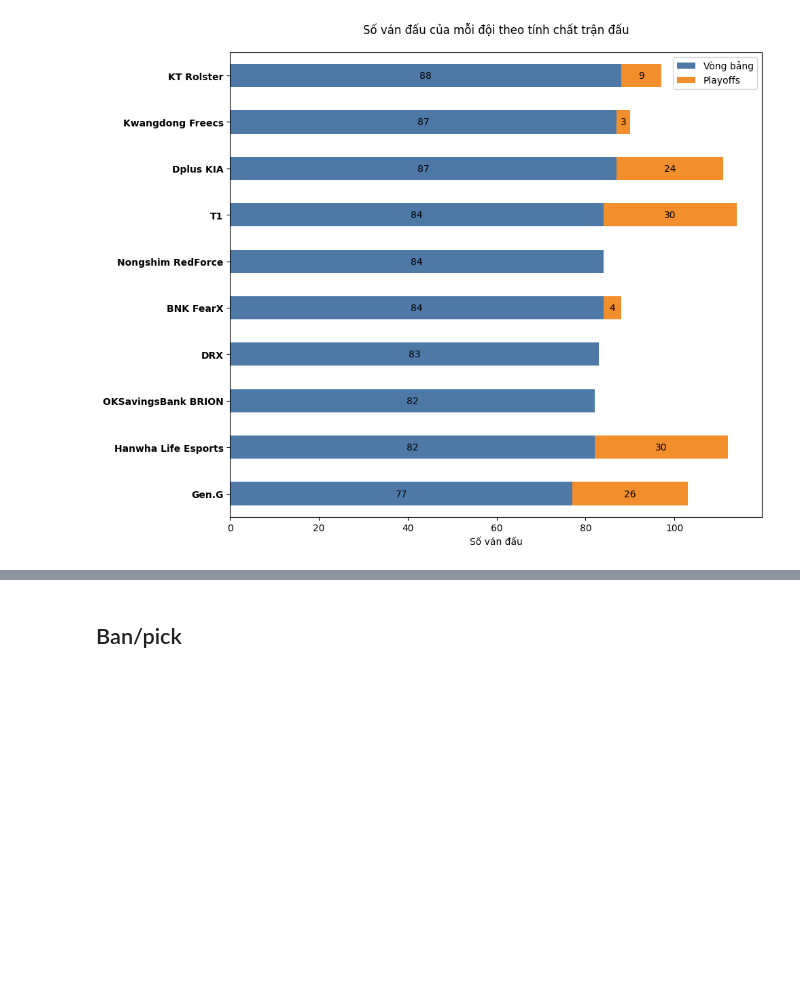
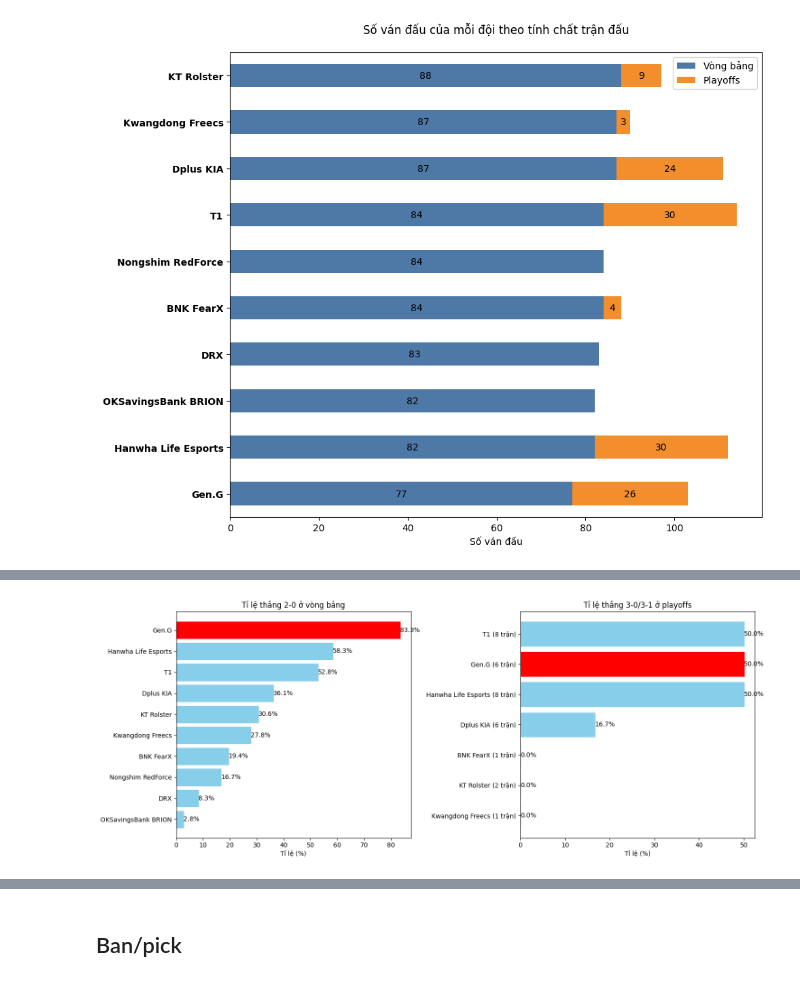
Before and after one commit to fromuit/IE224_Project, a Jupyter notebook: Source/report_content.ipynb, the cells around one changed output, grey strips where cells are left out. Saved outputs shown, nothing was run; the diff lists cells and outputs as text; code cells hidden in the pictures; blank space fills up the shorter version.

```diff
--- a/Source/report_content.ipynb
+++ b/Source/report_content.ipynb
@@ -441,0 +513,84 @@ plt.show()
+# %%
+# Xử lý dữ liệu vòng bảng
+regular_data = lck_data[lck_data['playoffs'] == False].copy()
+regular_details = regular_data.groupby(['teamname', 'match_id']).agg({
+    'result': lambda x: (x == 1).sum(),  # Số ván thắng
+}).reset_index()
+regular_details['Số ván thua'] = regular_data.groupby(['teamname', 'match_id'])['result'].apply(lambda x: (x == 0).sum()).values
+
+# Xử lý dữ liệu playoffs
+playoff_data = lck_data[lck_data['playoffs'] == True].copy()
+playoff_details = playoff_data.groupby(['teamname', 'match_id']).agg({
+    'result': lambda x: (x == 1).sum(),  # Số ván thắng
+}).reset_index()
+playoff_details['Số ván thua'] = playoff_data.groupby(['teamname', 'match_id'])['result'].apply(lambda x: (x == 0).sum()).values
+
+# Tính stats cho vòng bảng
+regular_stats = {}
+for team in regular_data['teamname'].unique():
+    regular_stats[team] = calculate_dominant_wins(regular_details, team, False)
+
+# Tính stats cho playoffs
+playoff_stats = {}
+for team in playoff_data['teamname'].unique():
+    playoff_stats[team] = calculate_dominant_wins(playoff_details, team, True)
+
+# Tạo figure với 2 subplots
+fig, (ax1, ax2) = plt.subplots(1, 2, figsize=(15, 6))
+
+# 1. Biểu đồ cho vòng bảng
+regular_df = pd.DataFrame(regular_stats).T
+regular_df = regular_df.sort_values('Tỉ lệ thắng 2-0', ascending=True)
+
+bars1 = ax1.barh(regular_df.index, regular_df['Tỉ lệ thắng 2-0'])
+ax1.set_title('Tỉ lệ thắng 2-0 ở vòng bảng')
+ax1.set_xlabel('Tỉ lệ (%)')
+
+# Highlight Gen.G
+geng_color = 'red'
+other_color = 'skyblue'
+for i, bar in enumerate(bars1):
+    if regular_df.index[i] == 'Gen.G':
+        bar.set_color(geng_color)
+    else:
+        bar.set_color(other_color)
+    ax1.text(bar.get_width(), bar.get_y() + bar.get_height()/2,
+             f'{regular_df["Tỉ lệ thắng 2-0"][regular_df.index[i]]:.1f}%',
+             va='center')
+
+# 2. Biểu đồ cho playoffs
+playoff_df = pd.DataFrame(playoff_stats).T
+playoff_df = playoff_df.sort_values('Tỉ lệ thắng 3-0/3-1', ascending=True)
+
+# Điều chỉnh nhãn trục y để hiển thị thêm số trận
+y_labels = [f"{team} ({int(playoff_df.loc[team, 'Tổng số trận'])} trận)"
+            for team in playoff_df.index]
+
+bars2 = ax2.barh(range(len(playoff_df)), playoff_df['Tỉ lệ thắng 3-0/3-1'])
+ax2.set_yticks(range(len(playoff_df)))
+ax2.set_yticklabels(y_labels)
+ax2.set_title('Tỉ lệ thắng 3-0/3-1 ở playoffs')
+ax2.set_xlabel('Tỉ lệ (%)')
+
+# Highlight Gen.G và thêm giá trị tỉ lệ
+for i, bar in enumerate(bars2):
+    if playoff_df.index[i] == 'Gen.G':
+        bar.set_color(geng_color)
+    else:
+        bar.set_color(other_color)
+    ax2.text(bar.get_width(), i,
+             f'{playoff_df["Tỉ lệ thắng 3-0/3-1"].iloc[i]:.1f}%',
+             va='center')
+
+plt.tight_layout()
+plt.show()
+
+# In thống kê chi tiết
+print("\nThống kê chi tiết vòng bảng:")
+print(regular_df[['Tổng số trận', 'Thắng 2-0', 'Tỉ lệ thắng 2-0']].round(1).to_string())
+
+print("\nThống kê chi tiết playoffs:")
+print(playoff_df[['Tổng số trận', 'Thắng 3-0', 'Thắng 3-0/3-1',
+                  'Tỉ lệ thắng 3-0', 'Tỉ lệ thắng 3-0/3-1']].round(1).to_string())
+# %% [output]
+[figure, added]
```
Also changed, not shown: parts of 7 cells of this notebook, 1 other file.
